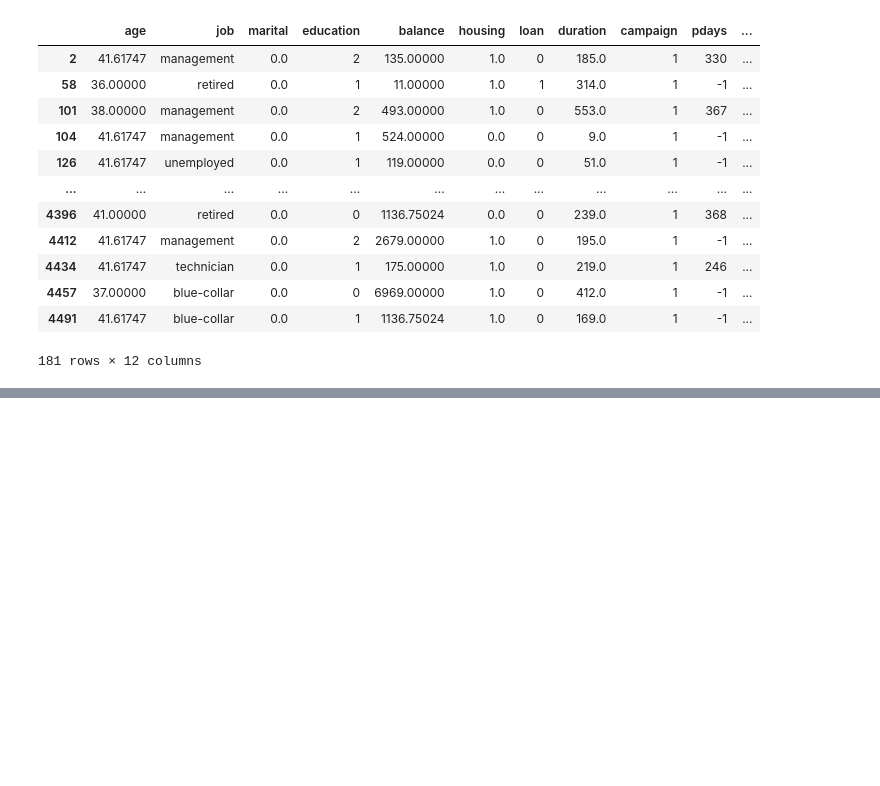
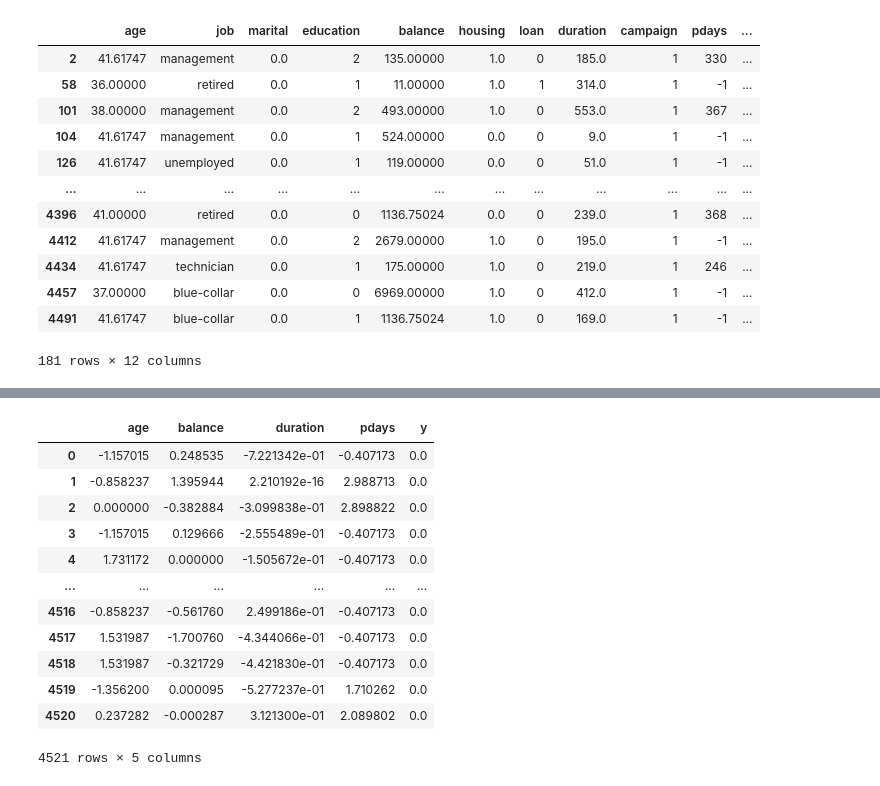
Before and after one commit to ALotov2000/ut-ai-assignment0, a Jupyter notebook: AI-CA0.ipynb, the cells around one changed output, grey strips where cells are left out. Drawn from its saved outputs; the diff is of its cells as text; code cells hidden in the pictures; blank space fills up the shorter version.

```diff
--- a/AI-CA0.ipynb
+++ b/AI-CA0.ipynb
@@ -254 +261,28 @@ for col in df:
 ... (8 outputs left out)
+# %%
+numericalColumns = ['age', 'balance', 'duration', 'pdays']
+StandardizedData = pd.DataFrame(df[numericalColumns + ['y']])
+
+for col in numericalColumns:
+  if col == 'y':
+    continue
+
+  m = StandardizedData[col].mean()
+  s = StandardizedData[col].std()
+  StandardizedData[col].update((StandardizedData[col] - m) / s)
+
+StandardizedData
+# %% [output]
+|  | age | balance | duration | pdays | y |
+| 0 | -1.157015 | 0.248535 | -7.221342e-01 | -0.407173 | 0.0 |
+| 1 | -0.858237 | 1.395944 | 2.210192e-16 | 2.988713 | 0.0 |
+| 2 | 0.000000 | -0.382884 | -3.099838e-01 | 2.898822 | 0.0 |
+| 3 | -1.157015 | 0.129666 | -2.555489e-01 | -0.407173 | 0.0 |
+| 4 | 1.731172 | 0.000000 | -1.505672e-01 | -0.407173 | 0.0 |
+| ... | ... | ... | ... | ... | ... |
+| 4516 | -0.858237 | -0.561760 | 2.499186e-01 | -0.407173 | 0.0 |
+| 4517 | 1.531987 | -1.700760 | -4.344066e-01 | -0.407173 | 0.0 |
+| 4518 | 1.531987 | -0.321729 | -4.421830e-01 | -0.407173 | 0.0 |
+| 4519 | -1.356200 | 0.000095 | -5.277237e-01 | 1.710262 | 0.0 |
+| 4520 | 0.237282 | -0.000287 | 3.121300e-01 | 2.089802 | 0.0 |
+4521 rows × 5 columns
```
Also changed, not shown: parts of 6 cells of this notebook.
